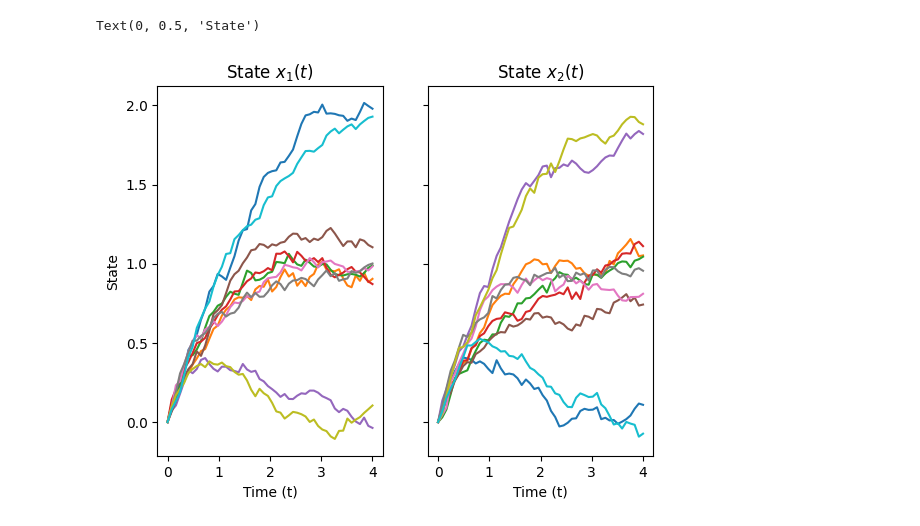
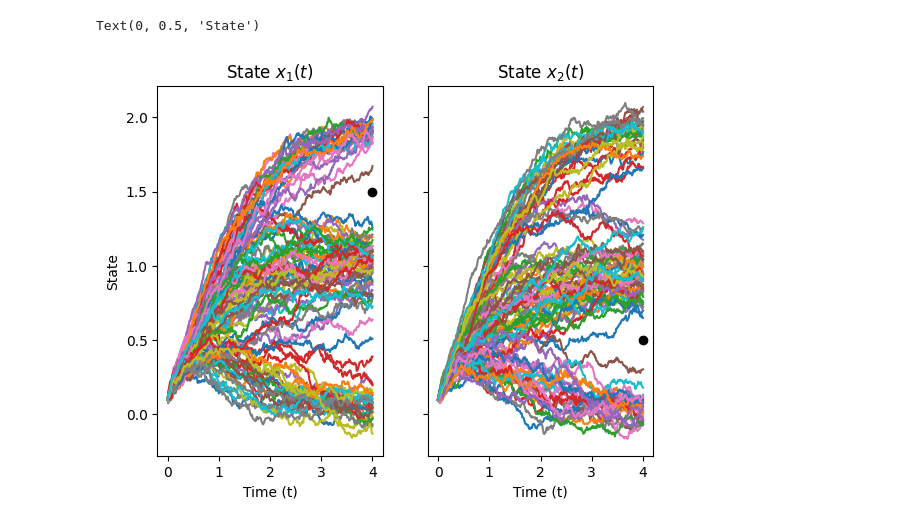
Before and after one commit to libbylbaker/forward_bridge, a Jupyter notebook: experiments/data_exploration/cell_model.ipynb, the cells around one changed output. Drawn from its saved outputs; the diff is of its cells as text; code cells hidden in the pictures.

```diff
--- a/experiments/data_exploration/cell_model.ipynb
+++ b/experiments/data_exploration/cell_model.ipynb
@@ -1,48 +1,50 @@
 # %%
 from src.data_generate_sde import sde_cell_model, time
-import matplotlib.pyplot as plt
 import jax
 import jax.numpy as jnp
 
-from src.data_generate_sde import sde_ornstein_uhlenbeck
+import matplotlib.pyplot as plt
+
 from tueplots import bundles, axes, cycler, figsizes
 from tueplots.constants.color import palettes
-import matplotlib.pyplot as plt
 
 # bundle = bundles.neurips2023()
 # plt.rcParams.update(bundle)
 # axes.lines()
 # plt.rcParams.update(cycler.cycler(color=palettes.paultol_muted))
 
 
-x0 = [0., 0.]
-y= [1.4, 0.2]
+x0 = [.1, .1]
+y= [1.5, 0.5]
 T = 4.
-N = 50
+N = 300
 ts = time.grid(0, T, N)
 
 
-keys = jax.random.split(jax.random.PRNGKey(0), 10)
+keys = jax.random.split(jax.random.PRNGKey(0), 100)
 data_fn = sde_cell_model.data_forward(x0, T, N)
 _, forward_trajs, correction = data_fn(keys)
 
 # plt.rcParams.update(figsizes.neurips2023(nrows=1, ncols=2))
-fig, axes = plt.subplots(1, 2, sharey=True)
+fig, axs = plt.subplots(1, 2, sharey=True)
 
 for traj in forward_trajs:
-    axes[0].plot(ts, traj[..., 0])
-    axes[1].plot(ts, traj[..., 1])
-axes[0].set_title(r'State $x_1(t)$')
-axes[1].set_title(r'State $x_2(t)$')
-axes[0].set_xlabel('Time (t)')
-axes[1].set_xlabel('Time (t)')
-axes[0].set_ylabel(r'State')
+    axs[0].plot(ts, traj[..., 0])
+    axs[1].plot(ts, traj[..., 1])
+axs[0].scatter(ts[-1], y[0], color='black')
+axs[1].scatter(ts[-1], y[1], color='black')
+
+axs[0].set_title(r'State $x_1(t)$')
+axs[1].set_title(r'State $x_2(t)$')
+axs[0].set_xlabel('Time (t)')
+axs[1].set_xlabel('Time (t)')
+axs[0].set_ylabel(r'State')
 # axes[1].set_ylabel(r'State ($x_2(t)$)')
 
 # plt.savefig('cell_model_forward_trajs.pdf')
 # %% [output]
 Text(0, 0.5, 'State')
-[figure, old version]
+[figure, new version]
 # %%
 from src.data_generate_sde import sde_cell_model, time
 import matplotlib.pyplot as plt
```
Also changed, not shown: parts of 6 cells of this notebook, 34 other files.
